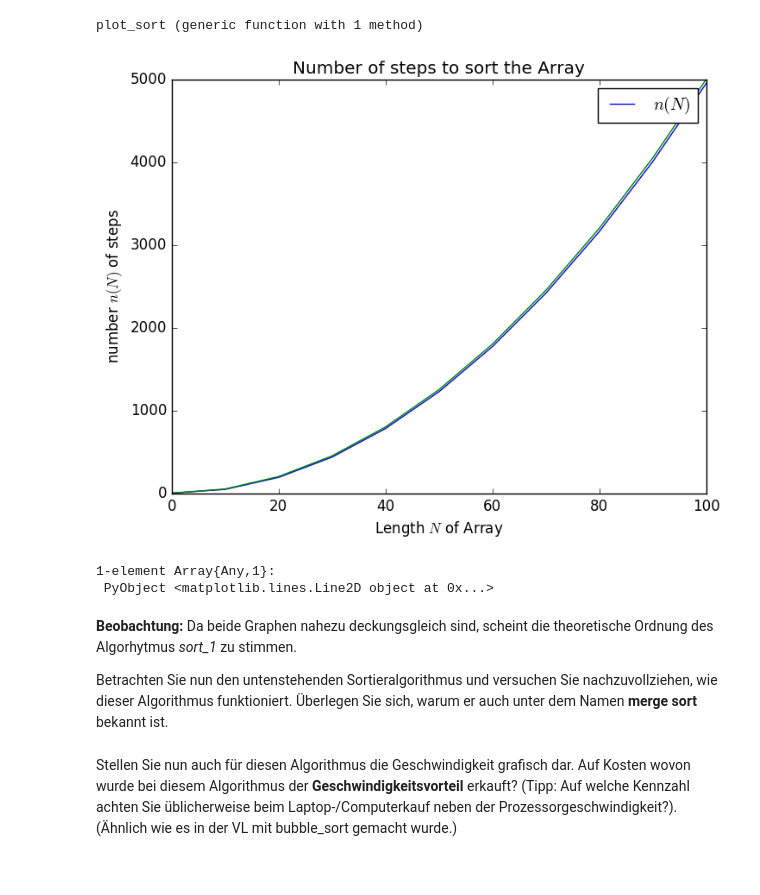
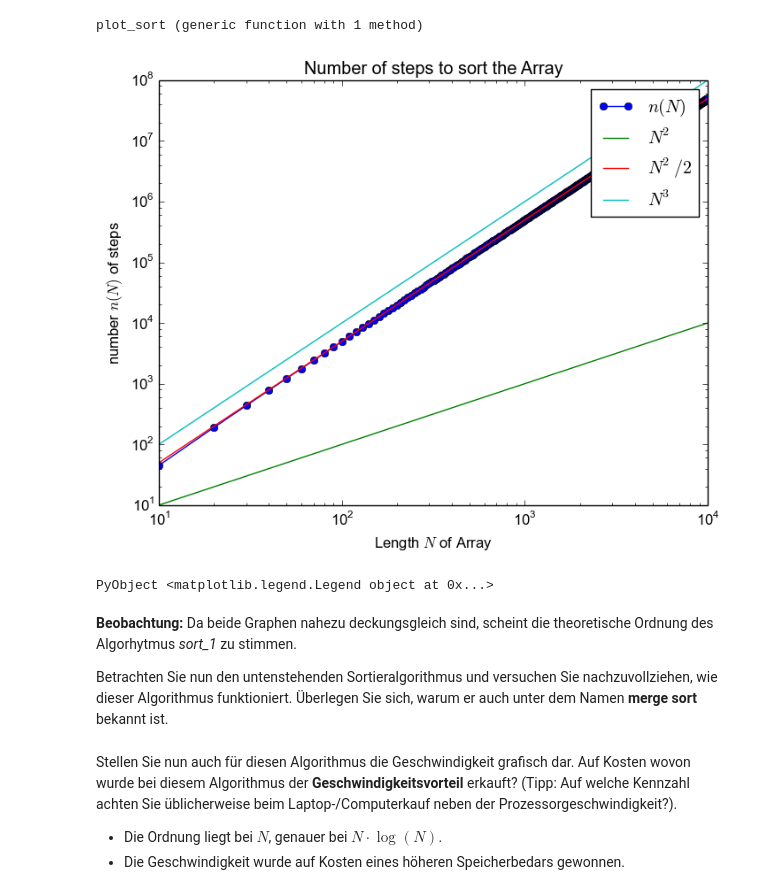
Before and after one commit to ofilla/compphys2016, a Jupyter notebook: uebung_10/10_ordnung_muss_sein.ipynb, the cells around one changed output. Drawn from its saved outputs; the diff is of its cells as text; code cells hidden in the pictures.

```diff
--- a/uebung_10/10_ordnung_muss_sein.ipynb
+++ b/uebung_10/10_ordnung_muss_sein.ipynb
@@ -104,20 +104,22 @@ function plot_sort(sort::Function, xs::Array)
     title("Number of steps to sort the Array")
     xlabel(L"Length $N$ of Array")
     ylabel(L"number $n(N)$ of steps")
-    plot(xs, ys, label=L"n(N)")
+    plot(xs, ys, label=L"n(N)", marker="o")
     legend()
     return
 end
 # %% [output]
 plot_sort (generic function with 1 method)
 # %%
-xs = collect(0:10:100)
+xs = collect(0:10:10000)
 plot_sort(sort_1!, xs)
-plot(xs, xs.*xs/2, label=L"N^2/2")
+loglog(xs, xs, label=L"N^2")
+loglog(xs, xs.*xs/2, label=L"N^2/2")
+loglog(xs, xs.*xs, label=L"N^3")
+legend()
 # %% [output]
-[figure, old version]
+[figure, new version]
-1-element Array{Any,1}:
- PyObject <matplotlib.lines.Line2D object at 0x...>
+PyObject <matplotlib.legend.Legend object at 0x...>
 # %% [markdown]
 **Beobachtung:** Da beide Graphen nahezu deckungsgleich sind, scheint die theoretische Ordnung des Algorhytmus *sort_1* zu stimmen.
 
@@ -178,4 +180,6 @@ sort_2!(numbers)
 #println(numbers)
 # %% [markdown]
 Stellen Sie nun auch für diesen Algorithmus die Geschwindigkeit grafisch dar. Auf Kosten wovon wurde bei diesem Algorithmus der **Geschwindigkeitsvorteil** erkauft? (Tipp: Auf welche Kennzahl achten Sie üblicherweise beim Laptop-/Computerkauf neben der Prozessorgeschwindigkeit?).
-(Ähnlich wie es in der VL mit bubble_sort gemacht wurde.)
+
+* Die Ordnung liegt bei $N$, genauer bei $N\cdot\log(N)$.
+* Die Geschwindigkeit wurde auf Kosten eines höheren Speicherbedars gewonnen.
```
Also changed, not shown: 4 other files.
